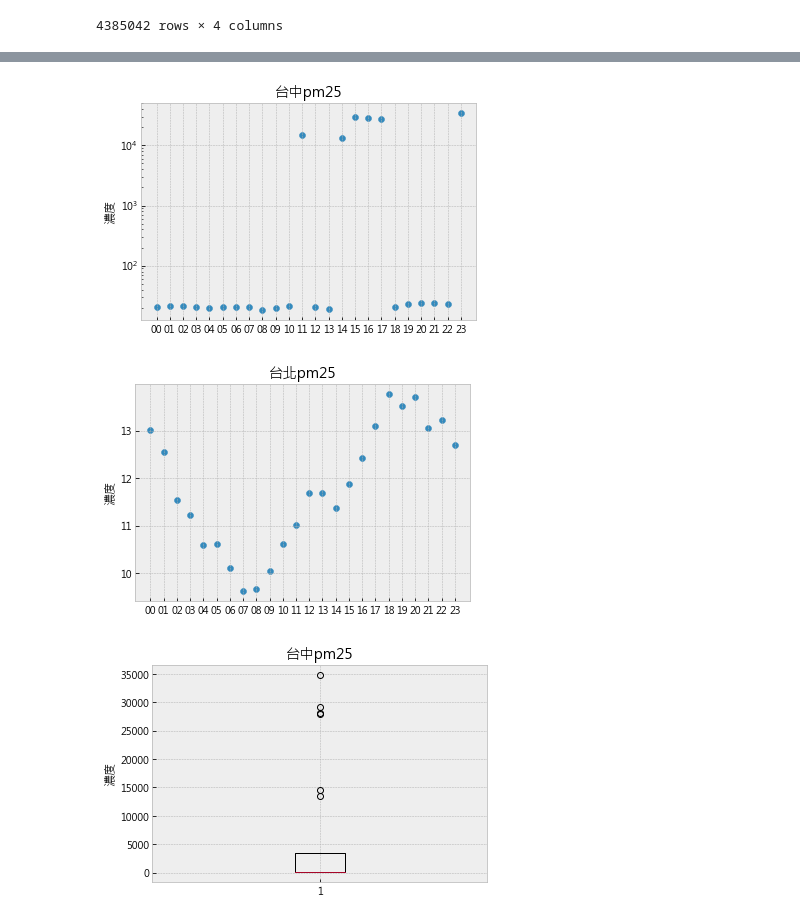
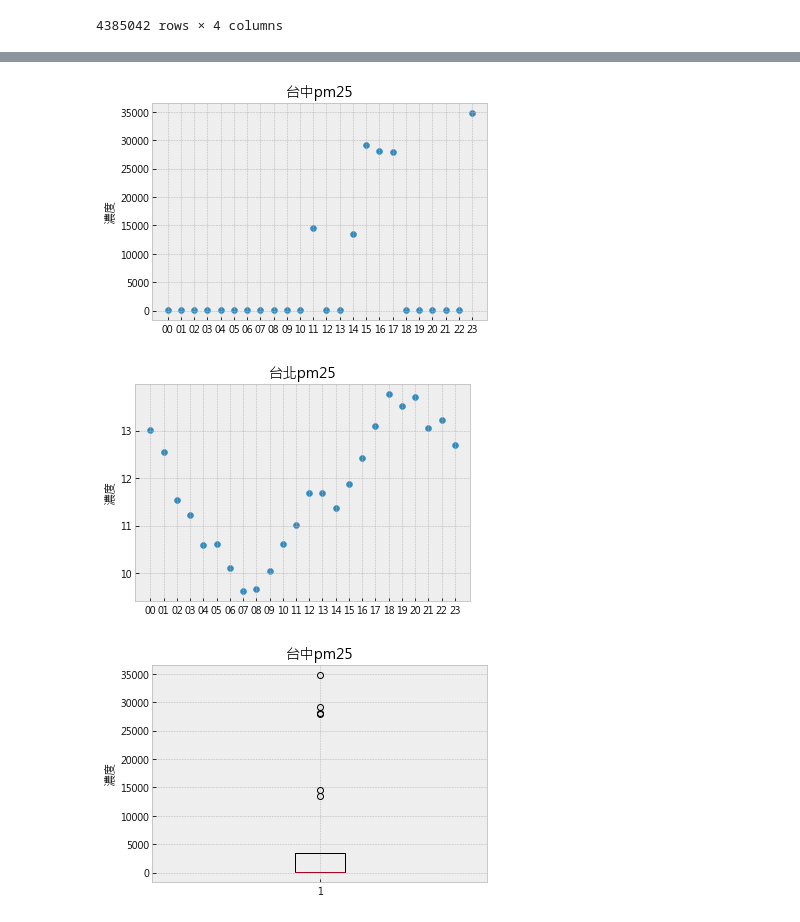
Before and after one commit to 0xdeceiverAngel/data-science-hw, a Jupyter notebook: Homework #3 .ipynb, the cells around one changed output, grey strips where cells are left out. Drawn from its saved outputs; the diff is of its cells as text; code cells hidden in the pictures.

```diff
--- a/Homework #3 .ipynb
+++ b/Homework #3 .ipynb
@@ -59,4 +79,5 @@ avg_taichung_df=taichung_df.groupby("time").mean()
 # %%
 # avg_kaohsiung_df=kaohsiung_df.groupby("time").mean()
 # %%
-avg_taipei_df_df=taipei_df.groupby("time").mean()
+avg_taipei_df=taipei_df.groupby("time").mean()
+avg_taipei_df
@@ -63,29 +103,29 @@ avg_taipei_df_df=taipei_df.groupby("time").mean()
 # %%
 plt.title("台中pm25")
 plt.ylabel("濃度")
-plt.yscale('log')
+# plt.xscale('linear')
 # plt.scatter(taichung_df["day"],taichung_df["PM25"])
 # avg_taichung_df.plot.scatter(x = "index", y = 'value')
 plt.scatter(avg_taichung_df.index,avg_taichung_df)
 plt.show()
 
 # plt.title("高雄pm25")
 # plt.ylabel("濃度")
 
 # plt.scatter(kaohsiung_df["day"],kaohsiung_df["PM25"])
 # plt.scatter(avg_kaohsiung_df.index,avg_kaohsiung_df)
 
 # plt.show()
 
 plt.title("台北pm25")
 plt.ylabel("濃度")
 
 # plt.scatter(kaohsiung_df["day"],kaohsiung_df["PM25"])
-plt.scatter(avg_taipei_df_df.index,avg_taipei_df_df)
+plt.scatter(avg_taipei_df.index,avg_taipei_df)
 
 plt.show()
 # %% [output]
-[figure, old version]
+[figure, new version]
 [figure]
 # %%
 plt.title("台中pm25")
```
Also changed, not shown: parts of 5 cells of this notebook.
